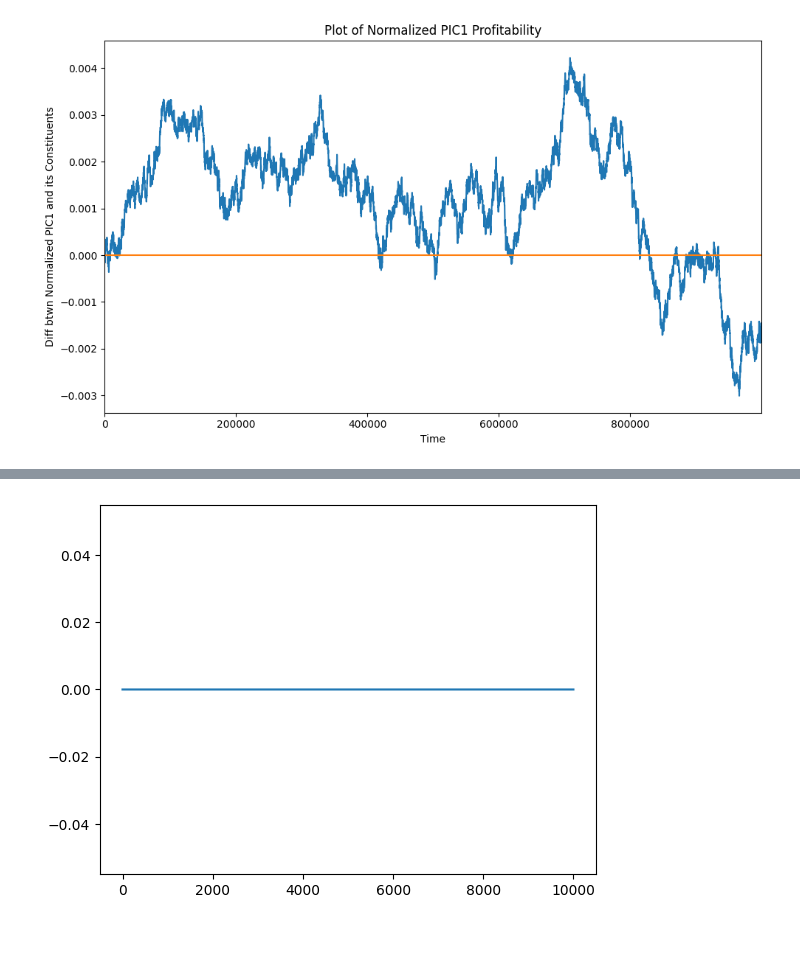
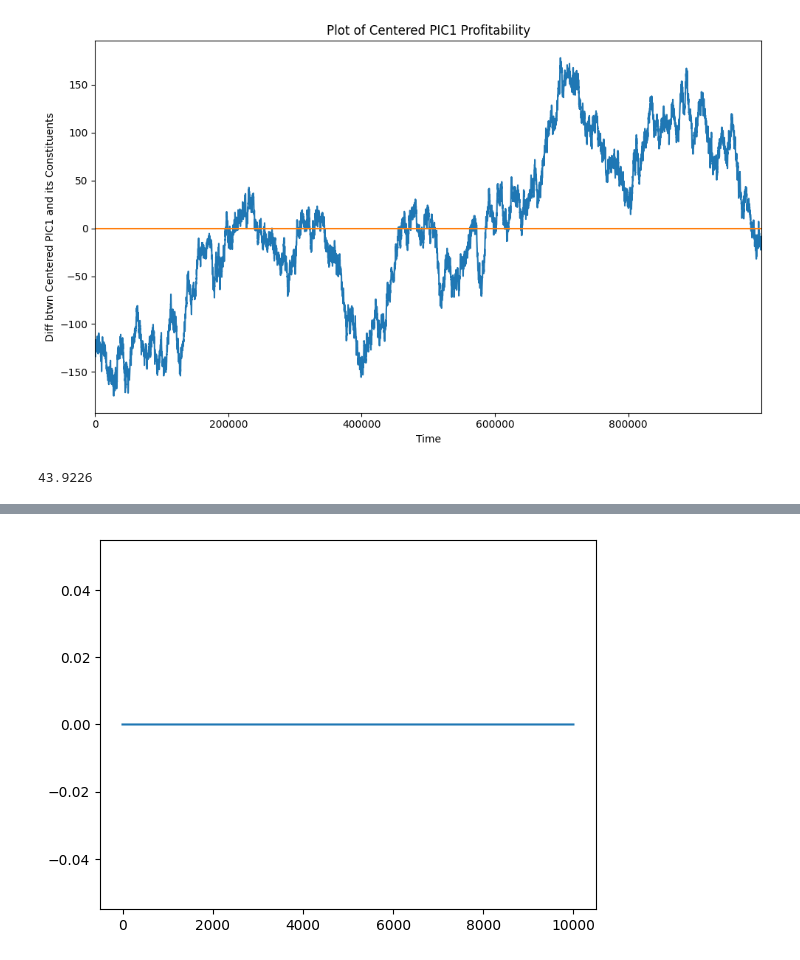
Before and after one commit to TheHarrySun/imcprosperity2025, a Jupyter notebook: round2/data_analysis.ipynb, the cells around one changed output, grey strips where cells are left out. Saved outputs shown, nothing was run; the diff lists cells and outputs as text; code cells hidden in the pictures.

```diff
--- a/round2/data_analysis.ipynb
+++ b/round2/data_analysis.ipynb
@@ -37,8 +26,10 @@ resin_data = market_data[market_data['product'] == 'RAINFOREST_RESIN'].reset_ind
 ink_data = market_data[market_data['product'] == 'SQUID_INK'].reset_index(drop=True)
 kelp_data = market_data[market_data['product']== 'KELP'].reset_index(drop=True)
 # %%
-pic1_diff = pic1_data['mid_price'] - 6 * crois_data['mid_price'] - 3 * jam_data['mid_price'] - djembe_data['mid_price']
-pic2_diff = pic2_data['mid_price'] - 4 * crois_data['mid_price'] - 2 * jam_data['mid_price']
+synthetic_pic1 = 6 * crois_data['mid_price'] + 3 * jam_data['mid_price'] + djembe_data['mid_price']
+synthetic_pic2 = 4 * crois_data['mid_price'] + 2 * jam_data['mid_price']
+pic1_diff = pic1_data['mid_price'] - synthetic_pic1
+pic2_diff = pic2_data['mid_price'] - synthetic_pic2
 timestamps = pic1_data['timestamp']
 # %%
 def plotDiff(diff_data, timestamps, name):
@@ -57,9 +48,12 @@ def plotDiff(diff_data, timestamps, name):
 # %%
 # plotting the normalized mid price difference btwn PICNIC_BASKET1 and its constituents
 pic1_diff_normalized = pic1_diff.div(pic1_data['mid_price'])
-plotDiff(pic1_diff_normalized, timestamps, "Normalized PIC1")
+pic1_diff_centered = pic1_diff - pic1_diff.mean()
+plotDiff(pic1_diff_centered, timestamps, "Centered PIC1")
+print(pic1_diff.mean())
 # %% [output]
-[figure, old version]
+[figure, new version]
+43.9226
 # %%
 # plotting the normalized mid price difference btwn PICNIC_BASKET2 and its constituents
 pic2_diff_normalized = pic2_diff.div(pic2_data['mid_price'])
```
Also changed, not shown: parts of 6 cells of this notebook, 1 other file.
